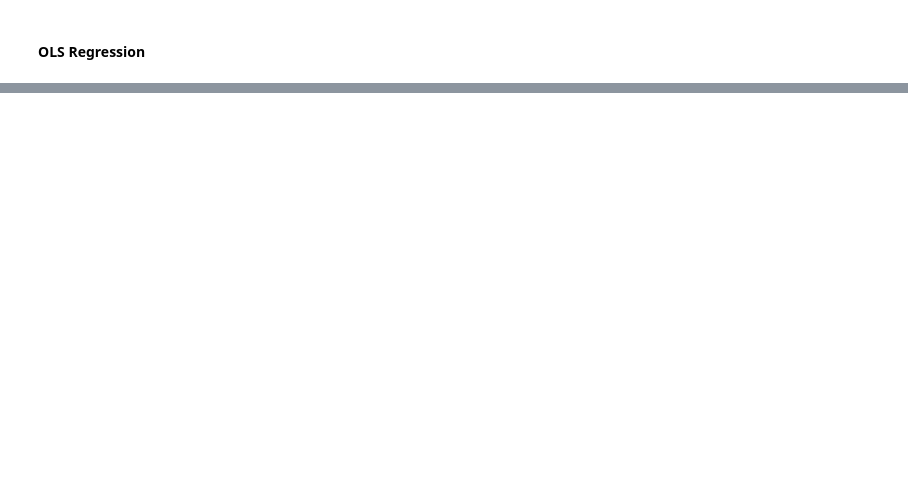
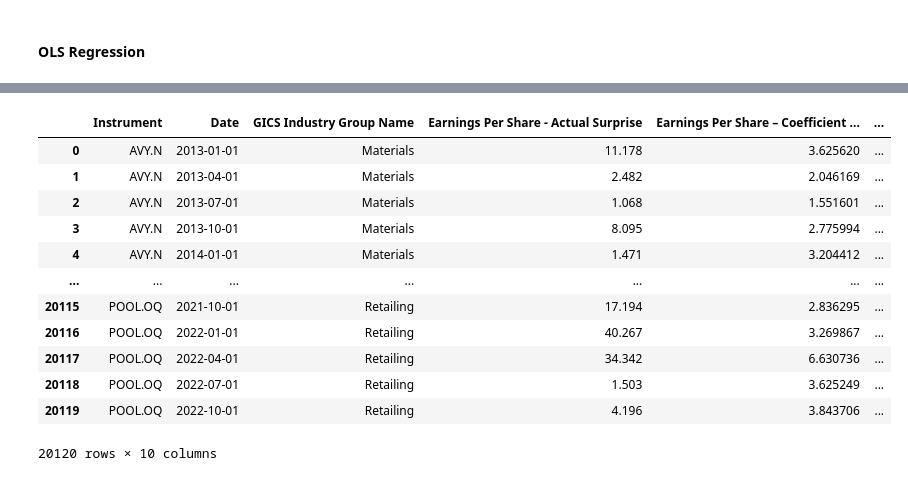
Before and after one commit to yummypugs/GSFM_AnalystForecasts, a Jupyter notebook: 3.0.0_AW_correlation_matrix_all.ipynb, the cells around one changed output, grey strips where cells are left out. Saved outputs shown, nothing was run; the diff lists cells and outputs as text; code cells hidden in the pictures; blank space fills up the shorter version.

```diff
--- a/3.0.0_AW_correlation_matrix_all.ipynb
+++ b/3.0.0_AW_correlation_matrix_all.ipynb
@@ -64,0 +110,20 @@ df_accuracy_new
+# %%
+#decide which df to use
+df = pd.read_csv("Dataframes/analysts.csv")
+#df = df.loc[:, ["Instrument", "Date", "Earnings Per Share - Actual Surprise", "Revenue - Actual", "Net Income after Tax"]]
+
+df
+# %% [output]
+|  | Instrument | Date | GICS Industry Group Name | Earnings Per Share - Actual Surprise | Earnings Per Share – Coefficient ... | ... |
+| 0 | AVY.N | 2013-01-01 | Materials | 11.178 | 3.625620 | ... |
+| 1 | AVY.N | 2013-04-01 | Materials | 2.482 | 2.046169 | ... |
+| 2 | AVY.N | 2013-07-01 | Materials | 1.068 | 1.551601 | ... |
+| 3 | AVY.N | 2013-10-01 | Materials | 8.095 | 2.775994 | ... |
+| 4 | AVY.N | 2014-01-01 | Materials | 1.471 | 3.204412 | ... |
+| ... | ... | ... | ... | ... | ... | ... |
+| 20115 | POOL.OQ | 2021-10-01 | Retailing | 17.194 | 2.836295 | ... |
+| 20116 | POOL.OQ | 2022-01-01 | Retailing | 40.267 | 3.269867 | ... |
+| 20117 | POOL.OQ | 2022-04-01 | Retailing | 34.342 | 6.630736 | ... |
+| 20118 | POOL.OQ | 2022-07-01 | Retailing | 1.503 | 3.625249 | ... |
+| 20119 | POOL.OQ | 2022-10-01 | Retailing | 4.196 | 3.843706 | ... |
+20120 rows × 10 columns
```
Also changed, not shown: parts of 10 cells of this notebook.
